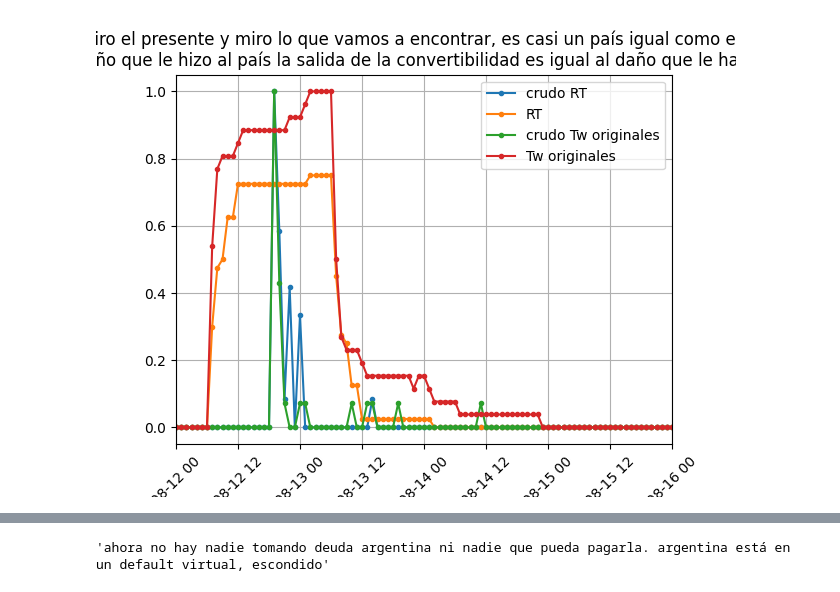
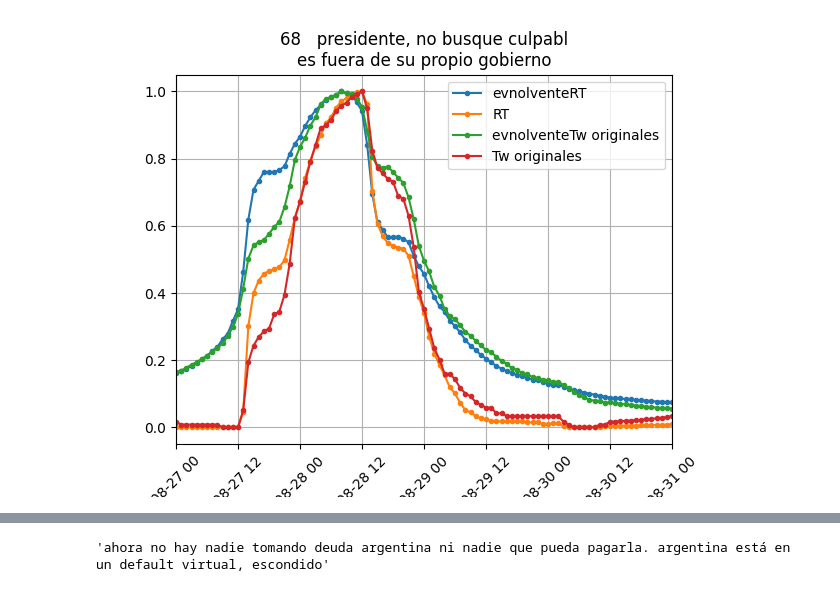
Before and after one commit to Ale-Mildiner/Tesis, a Jupyter notebook: Faiss_vect/Faiss_Series.ipynb, the cells around one changed output, grey strips where cells are left out. Cells and saved outputs as stored; diff of their text form; code cells hidden in the pictures.

Commit message:
actualizo Faiss_Series que hace una envolvente y luego un suavizado de la misma

```diff
--- a/Faiss_vect/Faiss_Series.ipynb
+++ b/Faiss_vect/Faiss_Series.ipynb
@@ -10,7 +11,7 @@ import pickle as pk
 path =  'c:/Git_Proyects/Tesis/Faiss_vect/'
 citas = pk.load(open(path+'cita_media_cluster_august.pk', 'rb'))
 # %%
-index = 1401
+index = 68
 df_clus_completo = pd.read_csv(path+f'Tw_mas_RT_august/RT_Tw_cluster_{index}.csv')
 df_clus_completo['Fecha'] = pd.to_datetime(df_clus_completo['Fecha'], format='%a %b %d %H:%M:%S +0000 %Y')
 df_clus_completo['HorasDesdeInicio'] = (df_clus_completo['Fecha'] - df_clus_completo['Fecha'].min()).dt.total_seconds() / 3600
@@ -25,32 +26,36 @@ labels = ['RT', 'Tw originales']
 # %%
 %matplotlib widget
 plt.figure()
 firstpart, secondpart = citas[index][:len(citas[index])//2], citas[index][len(citas[index])//2:]
 plt.title(str(index)+'   ' + firstpart+'\n'+secondpart)
 for i, df1 in enumerate(df_categoria):
     df = df1.copy()
     df_index = df.set_index('Fecha')
     df_count_hora = df_index.resample('1H').count()
-    plt.plot(df_count_hora.index, df_count_hora['Tweets']/max(df_count_hora['Tweets']), label = 'crudo '+str(labels[i]), marker = '.') #Test comparation
+    analytic_signal = hilbert(df_count_hora['Tweets'])
+    amplitude_envelope = np.abs(analytic_signal)
+    #plt.plot(df_count_hora.index, df_count_hora['Tweets']/max(df_count_hora['Tweets']), label = 'crudo '+str(labels[i]), marker = '.') #Test comparation
+
+    env = pd.DataFrame({'Fecha':df_count_hora.index, 'env':amplitude_envelope})
+    env_index = env.set_index('Fecha')
+    env_suav = env_index.rolling('1D', center=True).mean()
+    plt.plot(env_suav.index, env_suav['env']/max(env_suav['env']), label ='evnolvente' + str(labels[i]), marker = '.', linestyle = 'solid')
     #plt.plot(df_count_hora.index, df_count_hora['Tweets'], label = 'crudo '+str(labels[i]), marker = '.')
     df_suavizado = df_count_hora.rolling('1D', center = True).mean()
     df_suavizado_2 = df_count_hora.ewm( alpha = 0.1).mean()
 
     plt.plot(df_suavizado.index, df_suavizado['Tweets']/max(df_suavizado['Tweets']), label = labels[i], marker = '.', linestyle = 'solid')
     #plt.plot(df_suavizado_2.index, df_suavizado_2['Tweets'], label = 'filltro ewp', marker = '.', linestyle = 'solid', color = 'k')
 
 #plt.xticks(pd.date_range(start=df_clus_completo['Fecha'].min(), end=df_clus_completo['Fecha'].max(), freq='12H')
 #           , labels= (np.arange(df_clus_completo['HorasDesdeInicio'].min(), df_clus_completo['HorasDesdeInicio'].max(), 12)-336))
 plt.legend()
 plt.grid(0.7)
 plt.xticks(rotation=45)
-fecha_inicio = pd.to_datetime('2019-08-12')
-fecha_fin = pd.to_datetime('2019-08-16')
+fecha_inicio = pd.to_datetime('2019-08-27')
+fecha_fin = pd.to_datetime('2019-08-31')
 plt.xlim([fecha_inicio, fecha_fin])
 #plt.savefig(path+f'imagenes_agosto/serie_{index}.png')
 plt.show()
-indice_max_apariciones = df_suavizado['Tweets'].idxmax()
-
-indice_max_apariciones
 # %% [output]
-[figure, old version]
+[figure, new version]
```
Also changed, not shown: parts of 3 cells of this notebook.
